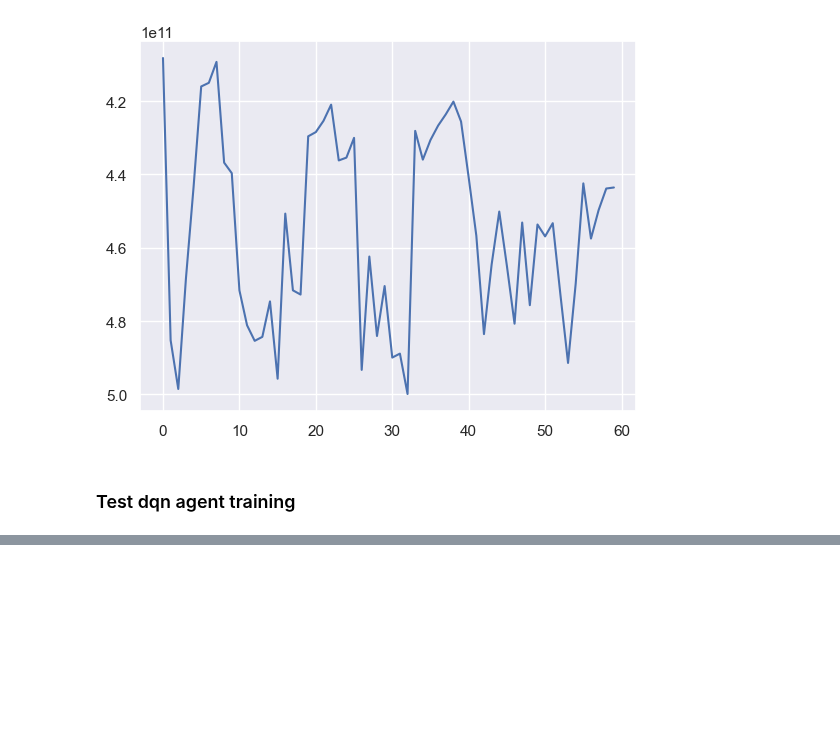
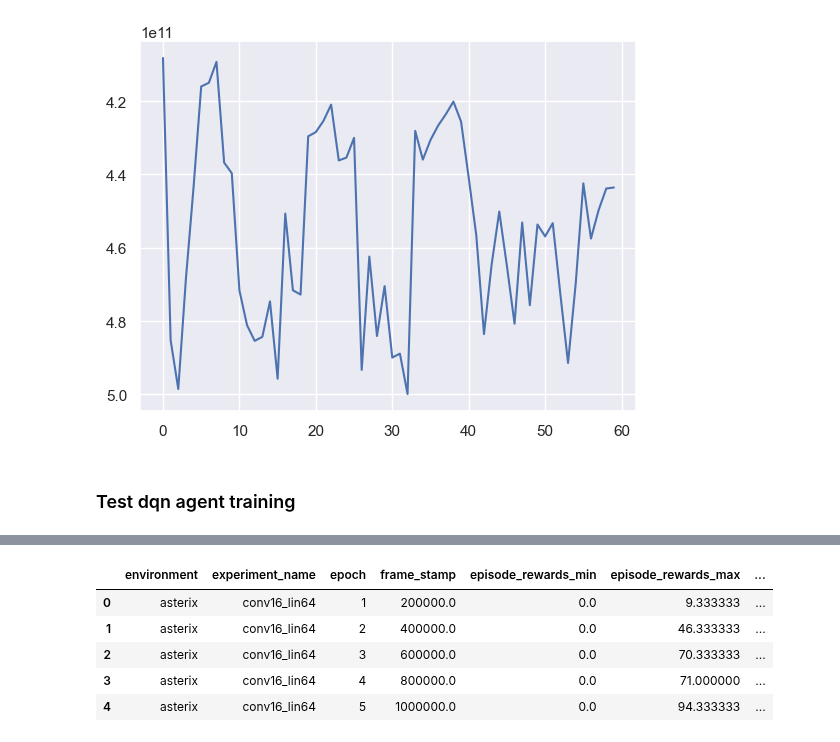
Before and after one commit to mariusdgm/minatar_work, a Jupyter notebook: notebooks/miscellanous.ipynb, the cells around one changed output, grey strips where cells are left out. Cells and saved outputs as stored; diff of their text form; code cells hidden in the pictures; blank space fills up the shorter version.

```diff
--- a/notebooks/miscellanous.ipynb
+++ b/notebooks/miscellanous.ipynb
@@ -836,0 +441,10 @@ AttributeError: 'bool' object has no attribute 'shape'
+# %%
+avg_df = df.groupby(['environment', 'experiment_name', 'epoch']).mean().reset_index()
+avg_df.head()
+# %% [output]
+|  | environment | experiment_name | epoch | frame_stamp | episode_rewards_min | episode_rewards_max | ... |
+| 0 | asterix | conv16_lin64 | 1 | 200000.0 | 0.0 | 9.333333 | ... |
+| 1 | asterix | conv16_lin64 | 2 | 400000.0 | 0.0 | 46.333333 | ... |
+| 2 | asterix | conv16_lin64 | 3 | 600000.0 | 0.0 | 70.333333 | ... |
+| 3 | asterix | conv16_lin64 | 4 | 800000.0 | 0.0 | 71.000000 | ... |
+| 4 | asterix | conv16_lin64 | 5 | 1000000.0 | 0.0 | 94.333333 | ... |
```
Also changed, not shown: parts of 35 cells of this notebook, 7 other files.
